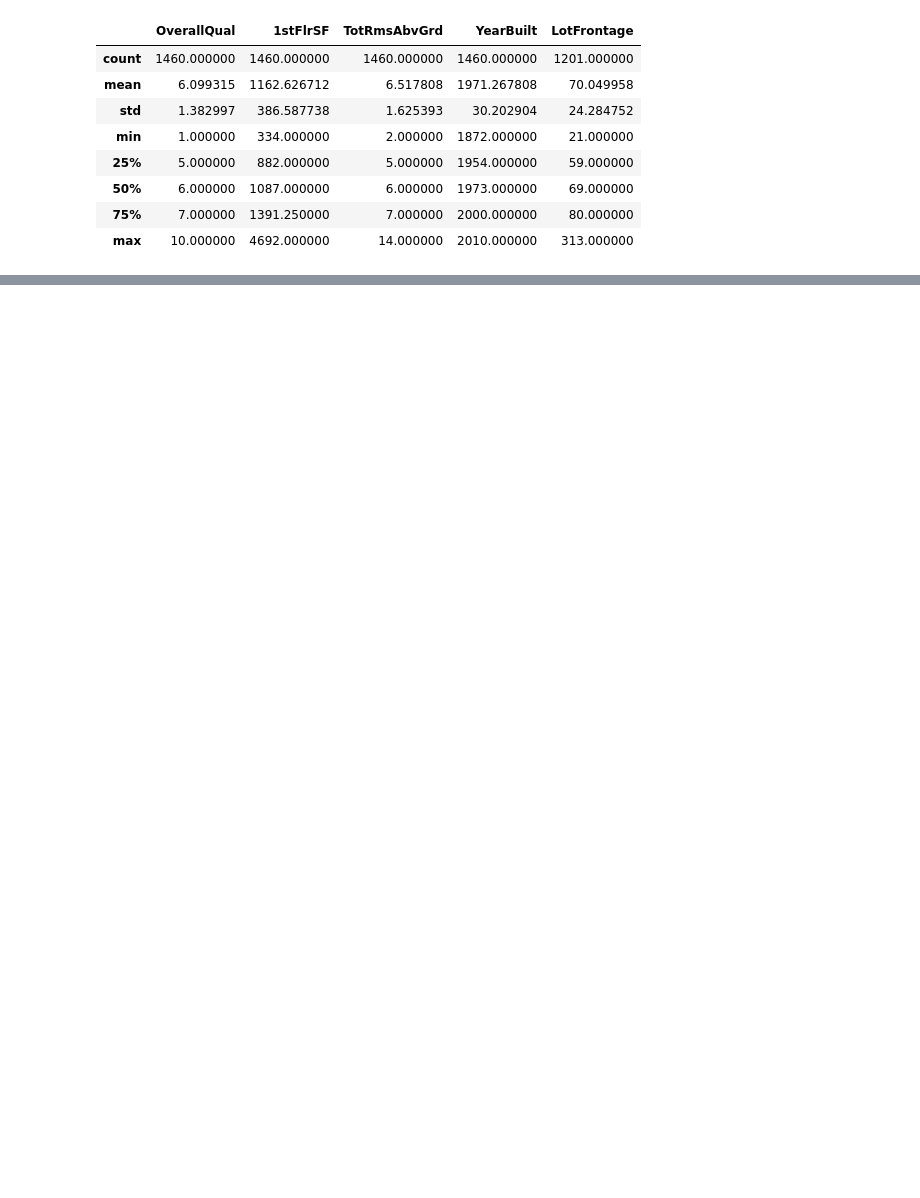
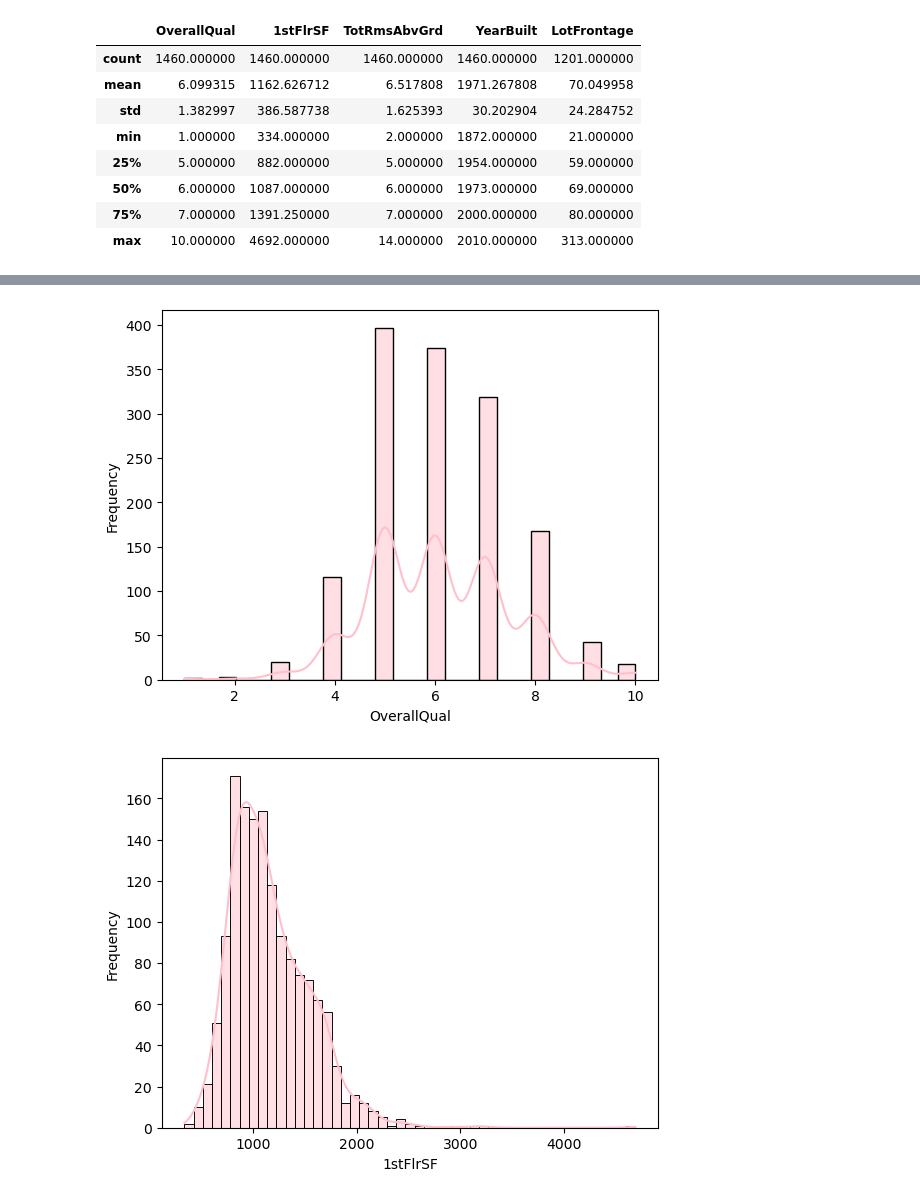
Before and after one commit to jessicamarisolcm/Proyecto1, a Jupyter notebook: Proyecto_24000218.ipynb, the cells around one changed output, grey strips where cells are left out. Saved outputs shown, nothing was run; the diff lists cells and outputs as text; code cells hidden in the pictures; blank space fills up the shorter version.

```diff
--- a/Proyecto_24000218.ipynb
+++ b/Proyecto_24000218.ipynb
@@ -14,9 +14,9 @@ import seaborn as sns
 from sklearn.model_selection import train_test_split
 # %%
 #Cargando el dataset
-dataset = pd.DataFrame(np.load(r'C:/Users/jessi/Proyecto/proyecto_training_data.npy'))
+ds = pd.DataFrame(np.load(r'C:/Users/jessi/Proyecto/proyecto_training_data.npy'))
 
-dataset.head()
+ds.head()
 # %% [output]
 |  | 0 | 1 | 2 | 3 | 4 | 5 |
 | 0 | 208500.0 | 7.0 | 856.0 | 8.0 | 2003.0 | 65.0 |
@@ -34,7 +34,8 @@ TOTAL_ROOMS_ABOVE_GRADE_COL = "TotRmsAbvGrd"
 YEAR_BUILT_COL = "YearBuilt"
 LOT_FRONTAGE_COL = "LotFrontage"
 # %%
-dataset = dataset.rename(columns={
+#RENOMBRANDO
+ds = ds.rename(columns={
     0: SALE_PRICE_COL,
     1: OVERALL_QUAL_COL,
     2: FIRST_FLOOR_SF_COL,
@@ -43,7 +44,7 @@ dataset = dataset.rename(columns={
     5: LOT_FRONTAGE_COL
 })
 
-dataset.head()
+ds.head()
 # %% [output]
 |  | SalePrice | OverallQual | 1stFlrSF | TotRmsAbvGrd | YearBuilt | LotFrontage |
 | 0 | 208500.0 | 7.0 | 856.0 | 8.0 | 2003.0 | 65.0 |
@@ -67,13 +68,13 @@ YearBuilt       float64
 LotFrontage     float64
 dtype: object
 # %%
-#Se desea predecir el precio de venta entonces nuestra variable y dependiente y removemos del dataset
+#Se desea predecir el precio de venta entonces nuestra variable y dependiente y excluimos del dataset
 
-y = dataset.SalePrice
+y = ds.SalePrice
 
-datasetToWork = dataset.copy().drop(SALE_PRICE_COL, axis=1)
+DATAMAX = ds.copy().drop(SALE_PRICE_COL, axis=1)
 
-datasetToWork
+DATAMAX
 # %% [output]
 |  | OverallQual | 1stFlrSF | TotRmsAbvGrd | YearBuilt | LotFrontage |
 | 0 | 7.0 | 856.0 | 8.0 | 2003.0 | 65.0 |
@@ -104,12 +118,3 @@ datasetToWork.describe()
 | 50% | 6.000000 | 1087.000000 | 6.000000 | 1973.000000 | 69.000000 |
 | 75% | 7.000000 | 1391.250000 | 7.000000 | 2000.000000 | 80.000000 |
 | max | 10.000000 | 4692.000000 | 14.000000 | 2010.000000 | 313.000000 |
-# %%
-# Ploting por cada variable
-def plot_columns(ds: pd.DataFrame):
-    columns = ds.columns
-    for i, col in enumerate(columns):
-        plt.figure(i)
-        sns.histplot(ds[col], kde=True,)
-
-plot_columns(datasetToWork)
@@ -124,0 +121,14 @@ NameError: name 'df' is not defined
+# %%
+def plot_columns(ds: pd.DataFrame, color='pink'):
+    columns = ds.columns
+    for i, col in enumerate(columns):
+        plt.figure(i)
+        sns.histplot(ds[col], kde=True, color=color)
+        plt.xlabel(col)  # Etiqueta del eje x con el nombre de la columna
+        plt.ylabel('Frequency')  # Etiqueta del eje y
+
+plot_columns(DATAMAX)
+plt.show()
+# %% [output]
+[figure, added]
+[figure, added]
```
Also changed, not shown: parts of 13 cells of this notebook.
